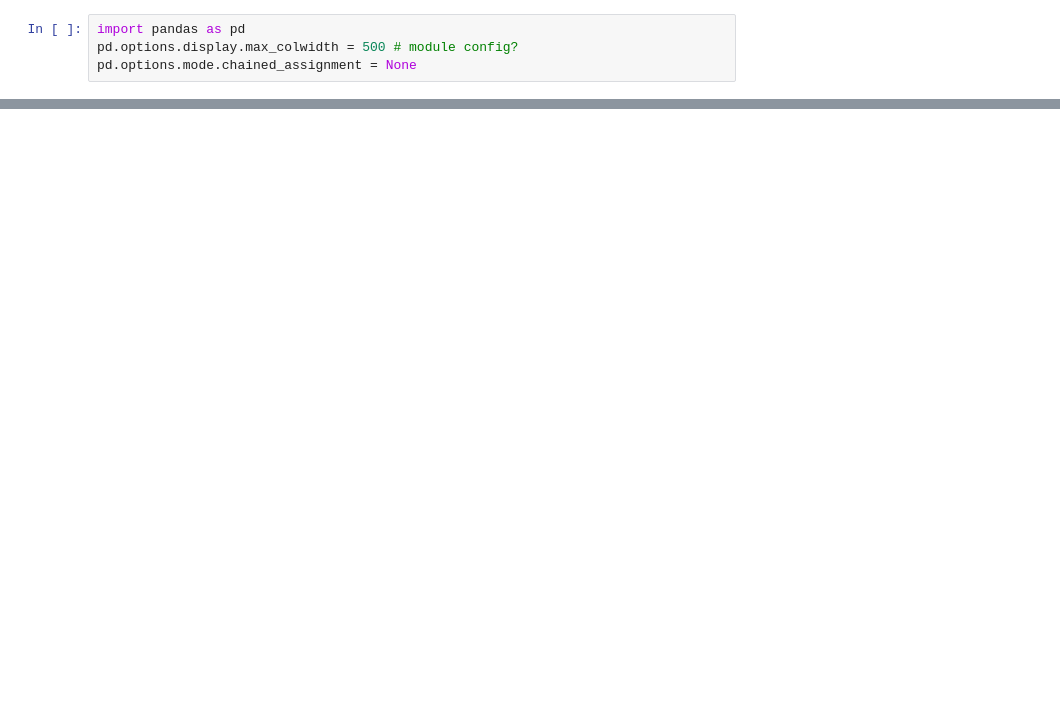
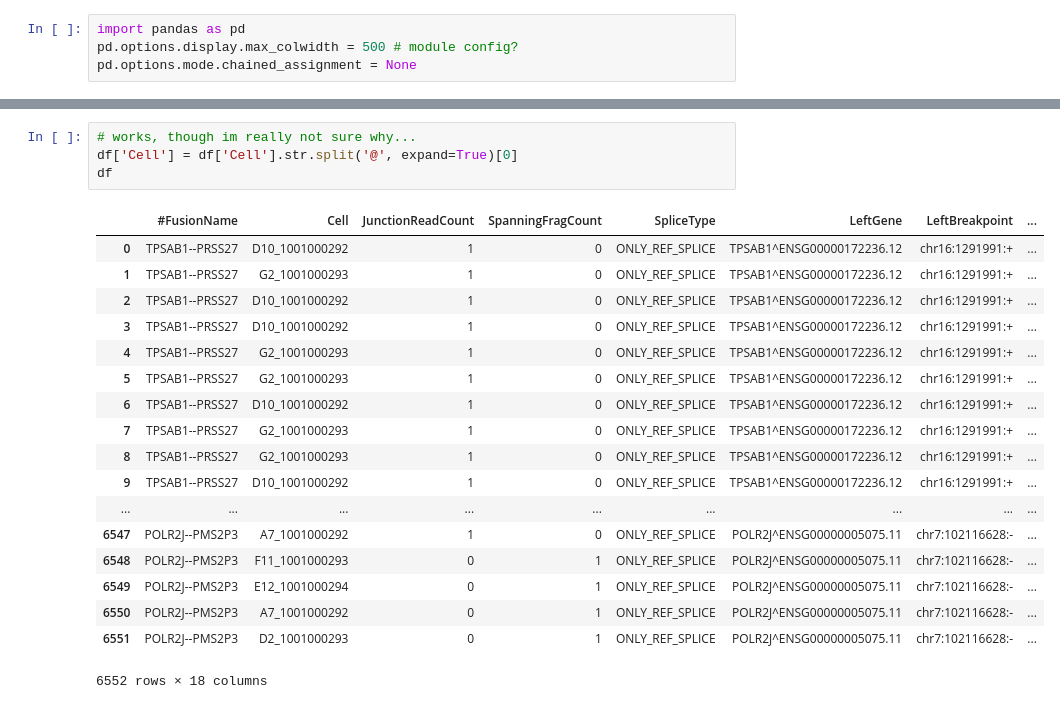
Before and after one commit to lincoln-harris/STAR-Fus_scratch, a Jupyter notebook: read_parased_outFile.ipynb, the cells around one changed output, grey strips where cells are left out. Cells and saved outputs as stored; diff of their text form; blank space fills up the shorter version.

```diff
--- a/read_parased_outFile.ipynb
+++ b/read_parased_outFile.ipynb
@@ -29,0 +57,23 @@ df
+# %%
+# works, though im really not sure why...
+df['Cell'] = df['Cell'].str.split('@', expand=True)[0]
+df
+# %% [output]
+|  | #FusionName | Cell | JunctionReadCount | SpanningFragCount | SpliceType | LeftGene | LeftBreakpoint | ... |
+| 0 | TPSAB1--PRSS27 | D10_1001000292 | 1 | 0 | ONLY_REF_SPLICE | TPSAB1^ENSG00000172236.12 | chr16:1291991:+ | ... |
+| 1 | TPSAB1--PRSS27 | G2_1001000293 | 1 | 0 | ONLY_REF_SPLICE | TPSAB1^ENSG00000172236.12 | chr16:1291991:+ | ... |
+| 2 | TPSAB1--PRSS27 | D10_1001000292 | 1 | 0 | ONLY_REF_SPLICE | TPSAB1^ENSG00000172236.12 | chr16:1291991:+ | ... |
+| 3 | TPSAB1--PRSS27 | D10_1001000292 | 1 | 0 | ONLY_REF_SPLICE | TPSAB1^ENSG00000172236.12 | chr16:1291991:+ | ... |
+| 4 | TPSAB1--PRSS27 | G2_1001000293 | 1 | 0 | ONLY_REF_SPLICE | TPSAB1^ENSG00000172236.12 | chr16:1291991:+ | ... |
+| 5 | TPSAB1--PRSS27 | G2_1001000293 | 1 | 0 | ONLY_REF_SPLICE | TPSAB1^ENSG00000172236.12 | chr16:1291991:+ | ... |
+| 6 | TPSAB1--PRSS27 | D10_1001000292 | 1 | 0 | ONLY_REF_SPLICE | TPSAB1^ENSG00000172236.12 | chr16:1291991:+ | ... |
+| 7 | TPSAB1--PRSS27 | G2_1001000293 | 1 | 0 | ONLY_REF_SPLICE | TPSAB1^ENSG00000172236.12 | chr16:1291991:+ | ... |
+| 8 | TPSAB1--PRSS27 | G2_1001000293 | 1 | 0 | ONLY_REF_SPLICE | TPSAB1^ENSG00000172236.12 | chr16:1291991:+ | ... |
+| 9 | TPSAB1--PRSS27 | D10_1001000292 | 1 | 0 | ONLY_REF_SPLICE | TPSAB1^ENSG00000172236.12 | chr16:1291991:+ | ... |
+| ... | ... | ... | ... | ... | ... | ... | ... | ... |
+| 6547 | POLR2J--PMS2P3 | A7_1001000292 | 1 | 0 | ONLY_REF_SPLICE | POLR2J^ENSG00000005075.11 | chr7:102116628:- | ... |
+| 6548 | POLR2J--PMS2P3 | F11_1001000293 | 0 | 1 | ONLY_REF_SPLICE | POLR2J^ENSG00000005075.11 | chr7:102116628:- | ... |
+| 6549 | POLR2J--PMS2P3 | E12_1001000294 | 0 | 1 | ONLY_REF_SPLICE | POLR2J^ENSG00000005075.11 | chr7:102116628:- | ... |
+| 6550 | POLR2J--PMS2P3 | A7_1001000292 | 0 | 1 | ONLY_REF_SPLICE | POLR2J^ENSG00000005075.11 | chr7:102116628:- | ... |
+| 6551 | POLR2J--PMS2P3 | D2_1001000293 | 0 | 1 | ONLY_REF_SPLICE | POLR2J^ENSG00000005075.11 | chr7:102116628:- | ... |
+6552 rows × 18 columns
```
Also changed, not shown: parts of 4 cells of this notebook.
